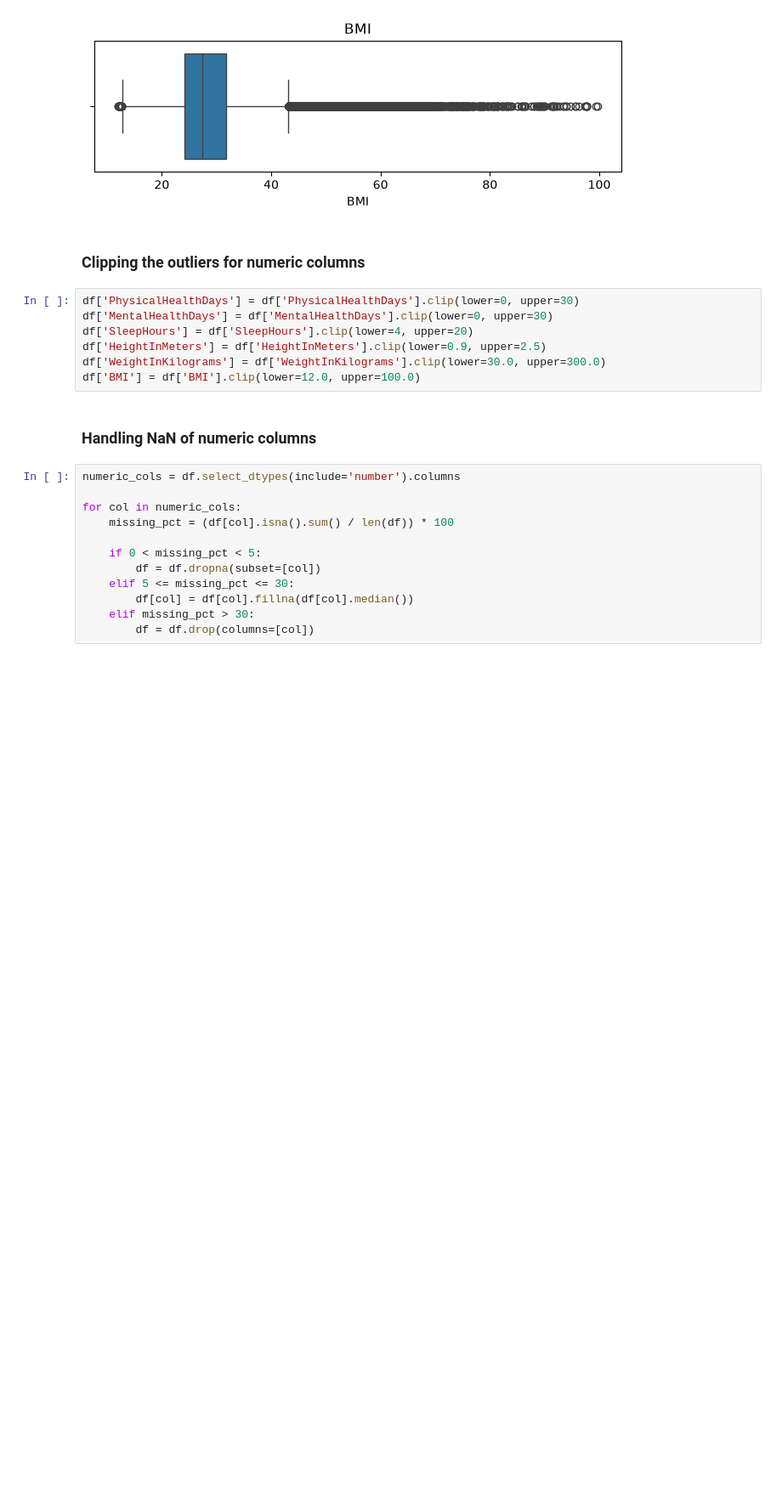
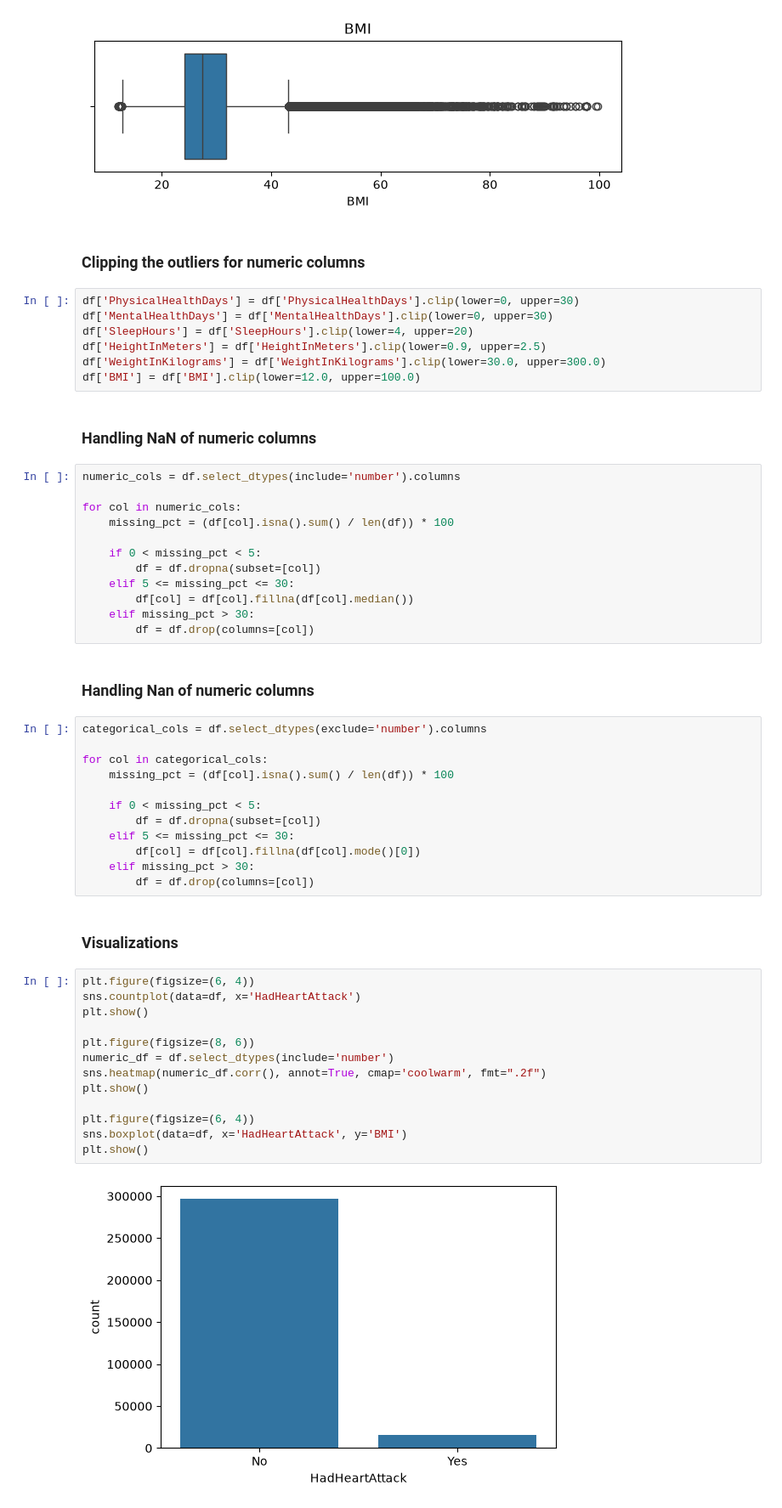
Before and after one commit to OmnitriX-7/Logistic-Regression-Analysis-for-Heart-Disease-Risk-Prediction, a Jupyter notebook: notebooks/01_eda.ipynb, the cells around one changed output. Shown at 85% size. Drawn from its saved outputs; the diff is of its cells as text; blank space fills up the shorter version.

Commit message:
handled outliers and NaN for categorical features and exporting cleaned csv

```diff
--- a/notebooks/01_eda.ipynb
+++ b/notebooks/01_eda.ipynb
@@ -165,3 +165,34 @@ for col in numeric_cols:
         df[col] = df[col].fillna(df[col].median())
     elif missing_pct > 30:
         df = df.drop(columns=[col])
+# %% [markdown]
+### Handling Nan of numeric columns
+# %%
+categorical_cols = df.select_dtypes(exclude='number').columns
+
+for col in categorical_cols:
+    missing_pct = (df[col].isna().sum() / len(df)) * 100
+
+    if 0 < missing_pct < 5:
+        df = df.dropna(subset=[col])
+    elif 5 <= missing_pct <= 30:
+        df[col] = df[col].fillna(df[col].mode()[0])
+    elif missing_pct > 30:
+        df = df.drop(columns=[col])
+# %% [markdown]
+### Visualizations
+# %%
+plt.figure(figsize=(6, 4))
+sns.countplot(data=df, x='HadHeartAttack')
+plt.show()
+
+plt.figure(figsize=(8, 6))
+numeric_df = df.select_dtypes(include='number')
+sns.heatmap(numeric_df.corr(), annot=True, cmap='coolwarm', fmt=".2f")
+plt.show()
+
+plt.figure(figsize=(6, 4))
+sns.boxplot(data=df, x='HadHeartAttack', y='BMI')
+plt.show()
+# %% [output]
+[figure, added]
```
Also changed, not shown: parts of 3 cells of this notebook.
